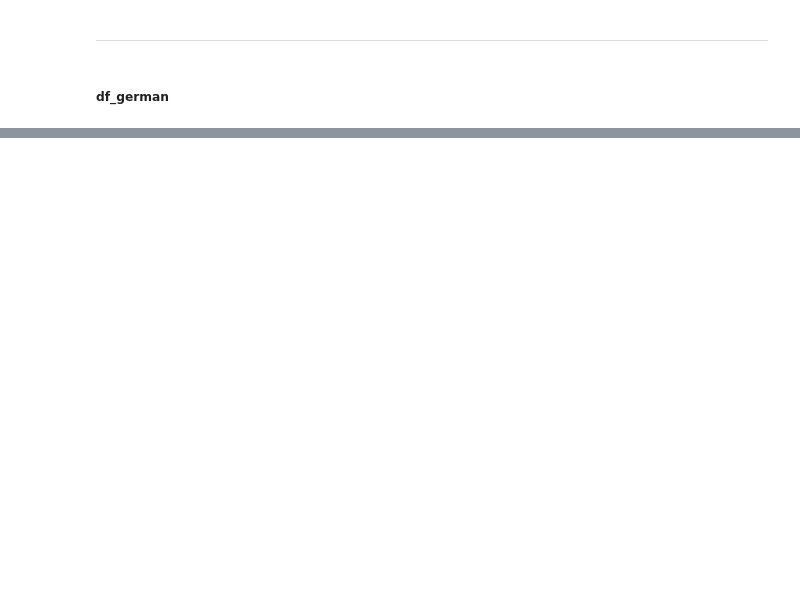
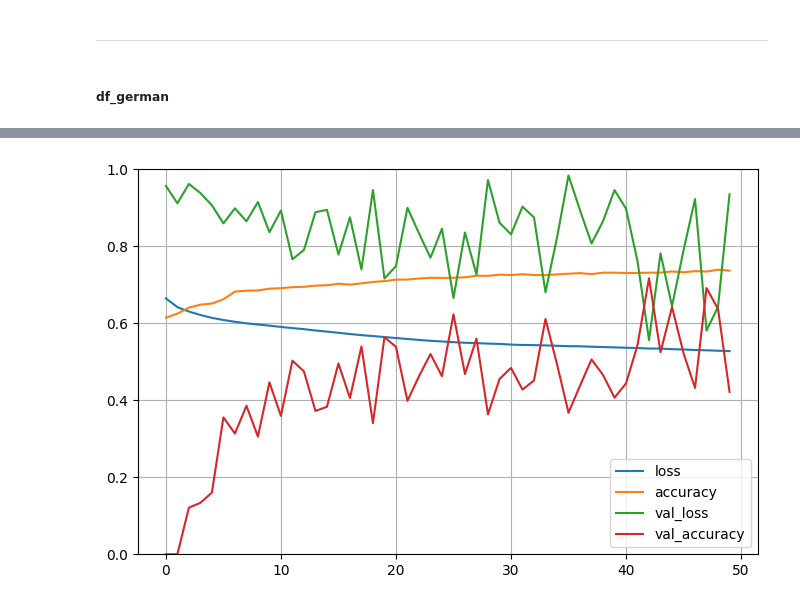
Before and after one commit to solfontan/PrediccionesDeRetencionDeClientes---2024, a Jupyter notebook: scr/MachineLearning.ipynb, the cells around one changed output, grey strips where cells are left out. Drawn from its saved outputs; the diff is of its cells as text; code cells hidden in the pictures; blank space fills up the shorter version.

```diff
--- a/scr/MachineLearning.ipynb
+++ b/scr/MachineLearning.ipynb
@@ -1317,0 +1387,23 @@ weighted avg       0.80      0.80      0.80       502
+# %%
+import tensorflow as tf
+from tensorflow import keras
+from tensorflow.keras import layers
+
+# Define las capas del modelo
+capas = [
+    keras.layers.Dense(units=300, activation='relu', input_shape=(X_train_resampled.shape[1],)),
+    keras.layers.Dense(units=100, activation='relu'),
+    keras.layers.Dense(units=1, activation='sigmoid')
+]
+
+model = keras.models.Sequential(capas)
+
+# Compila el modelo
+model.compile(
+    optimizer='sgd',
+    loss='binary_crossentropy',
+    metrics=['accuracy']
+)
+
+# Summary del modelo
+model.summary()
@@ -1317,0 +1426,8 @@ weighted avg       0.80      0.80      0.80       502
+# %%
+history = model.fit(
+    X_train_resampled,
+    y_train_resampled,
+    batch_size = 60,
+    epochs = 50,
+    validation_split = 0.2
+)
@@ -1317,0 +1472,7 @@ weighted avg       0.80      0.80      0.80       502
+# %%
+pd.DataFrame(history.history).plot(figsize=(8, 5))
+plt.grid(True)
+plt.gca().set_ylim(0, 1) # set the vertical range to [0-1]
+plt.show()
+# %% [output]
+[figure, added]
```
Also changed, not shown: parts of 16 cells of this notebook.
